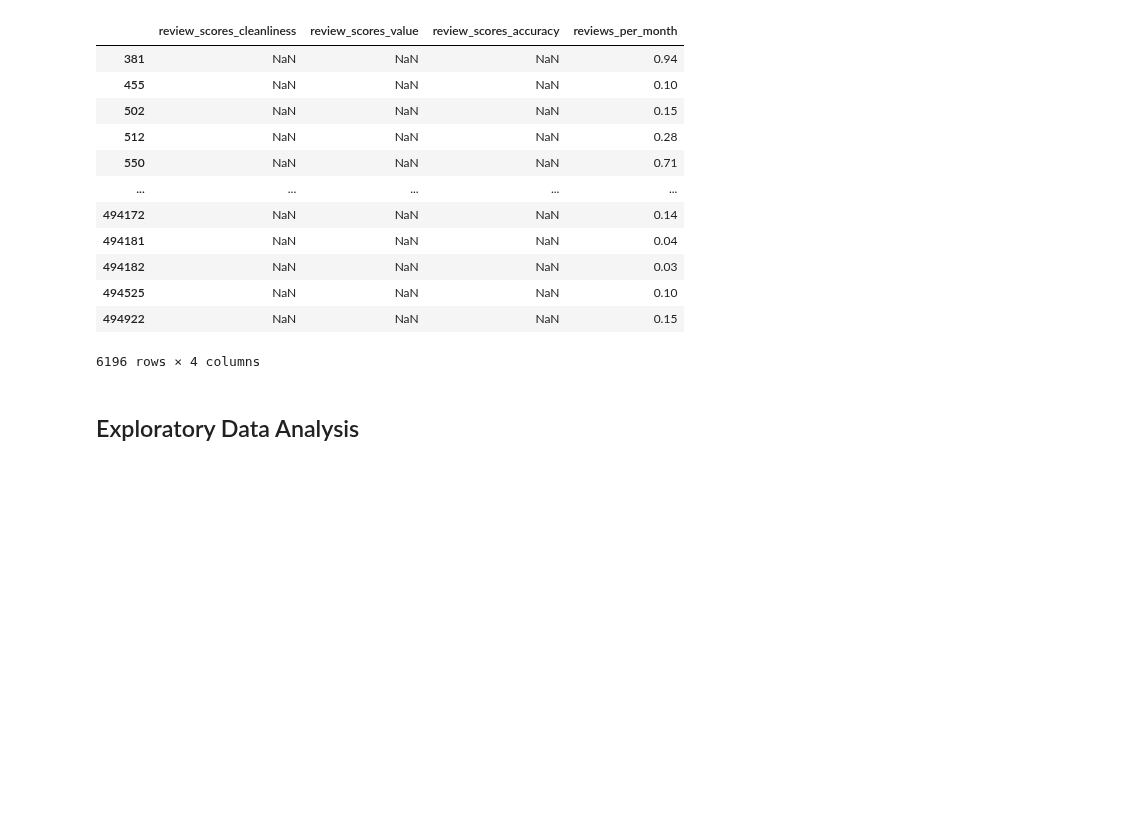
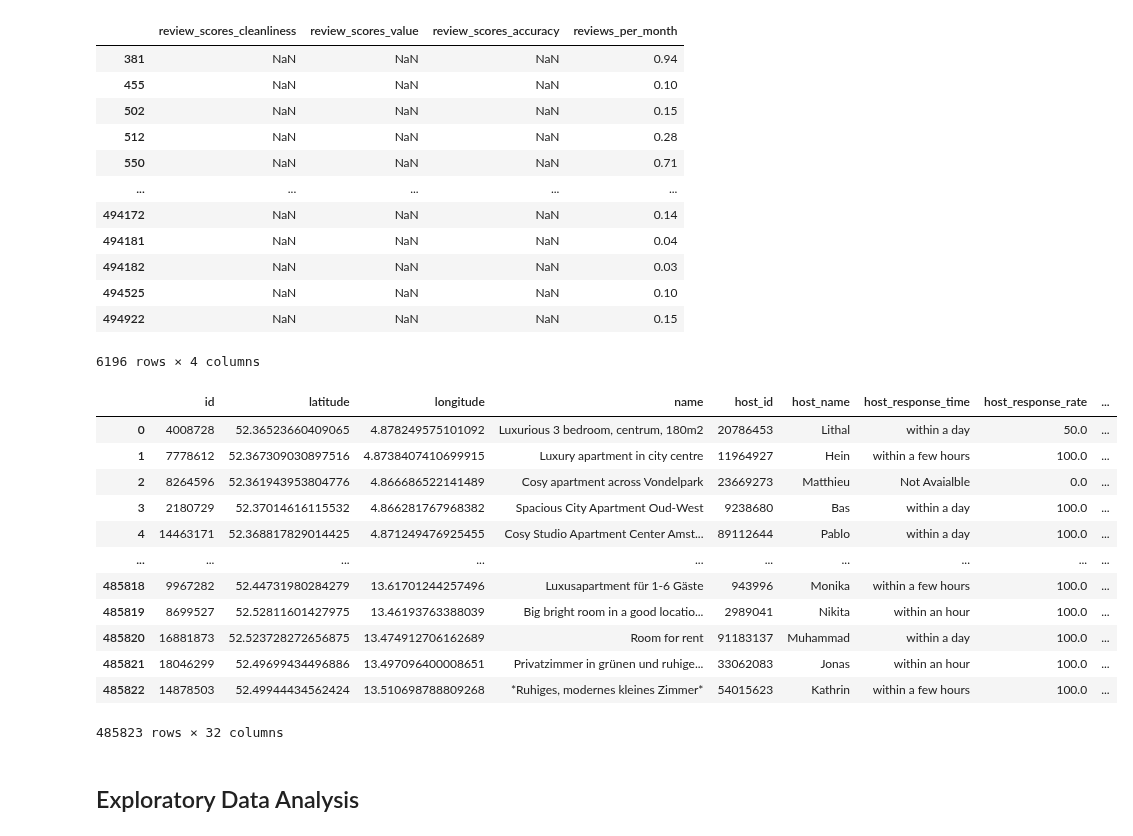
Before and after one commit to 19127592/PTDLUD, a Jupyter notebook: Project.ipynb, the cells around one changed output. Cells and saved outputs as stored; diff of their text form; code cells hidden in the pictures; blank space fills up the shorter version.

```diff
--- a/Project.ipynb
+++ b/Project.ipynb
@@ -117,10 +105,6 @@ df3
 # %%
 ## Hiệu
 df2 = df2.dropna(subset=["accommodates", "bathrooms", "bedrooms", "beds", "extra_people","property_type"])
-df2 = df2.drop("cleaning_fee",axis=1)
-# %%
-fill_price = df2['price'].quantile(0.75)
-df2['price'] = df2['price'].fillna(fill_price)
 # %% [markdown]
 ### Quí
 # %%
@@ -182,6 +177,22 @@ df2 = df2.dropna(subset=['review_scores_accuracy','review_scores_value'],how='al
 df2 = df2.dropna(subset=['review_scores_cleanliness','review_scores_value'],how='all')
 df2 = df2.dropna(subset=['review_scores_accuracy','review_scores_cleanliness'],how='all')
 df2 = df2.reset_index(drop=True)
+# %%
+df2
+# %% [output]
+|  | id | latitude | longitude | name | host_id | host_name | host_response_time | host_response_rate | ... |
+| 0 | 4008728 | 52.36523660409065 | 4.878249575101092 | Luxurious 3 bedroom, centrum, 180m2 | 20786453 | Lithal | within a day | 50.0 | ... |
+| 1 | 7778612 | 52.367309030897516 | 4.8738407410699915 | Luxury apartment in city centre | 11964927 | Hein | within a few hours | 100.0 | ... |
+| 2 | 8264596 | 52.361943953804776 | 4.866686522141489 | Cosy apartment across Vondelpark | 23669273 | Matthieu | Not Avaialble | 0.0 | ... |
+| 3 | 2180729 | 52.37014616115532 | 4.866281767968382 | Spacious City Apartment Oud-West | 9238680 | Bas | within a day | 100.0 | ... |
+| 4 | 14463171 | 52.368817829014425 | 4.871249476925455 | Cosy Studio Apartment Center Amst... | 89112644 | Pablo | within a day | 100.0 | ... |
+| ... | ... | ... | ... | ... | ... | ... | ... | ... | ... |
+| 485818 | 9967282 | 52.44731980284279 | 13.61701244257496 | Luxusapartment für 1-6 Gäste | 943996 | Monika | within a few hours | 100.0 | ... |
+| 485819 | 8699527 | 52.52811601427975 | 13.46193763388039 | Big bright room in a good locatio... | 2989041 | Nikita | within an hour | 100.0 | ... |
+| 485820 | 16881873 | 52.523728272656875 | 13.474912706162689 | Room for rent | 91183137 | Muhammad | within a day | 100.0 | ... |
+| 485821 | 18046299 | 52.49699434496886 | 13.497096400008651 | Privatzimmer in grünen und ruhige... | 33062083 | Jonas | within an hour | 100.0 | ... |
+| 485822 | 14878503 | 52.49944434562424 | 13.510698788809268 | *Ruhiges, modernes kleines Zimmer* | 54015623 | Kathrin | within a few hours | 100.0 | ... |
+485823 rows × 32 columns
 # %% [markdown]
 ## Exploratory Data Analysis
 # %% [markdown]
```
Also changed, not shown: parts of 11 cells of this notebook.
